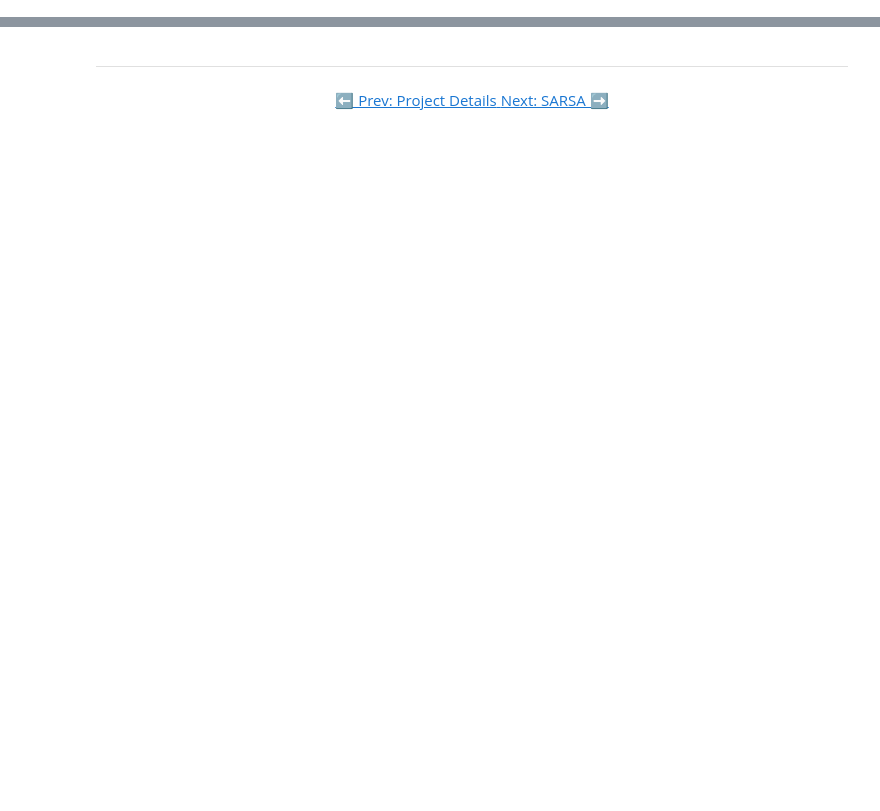
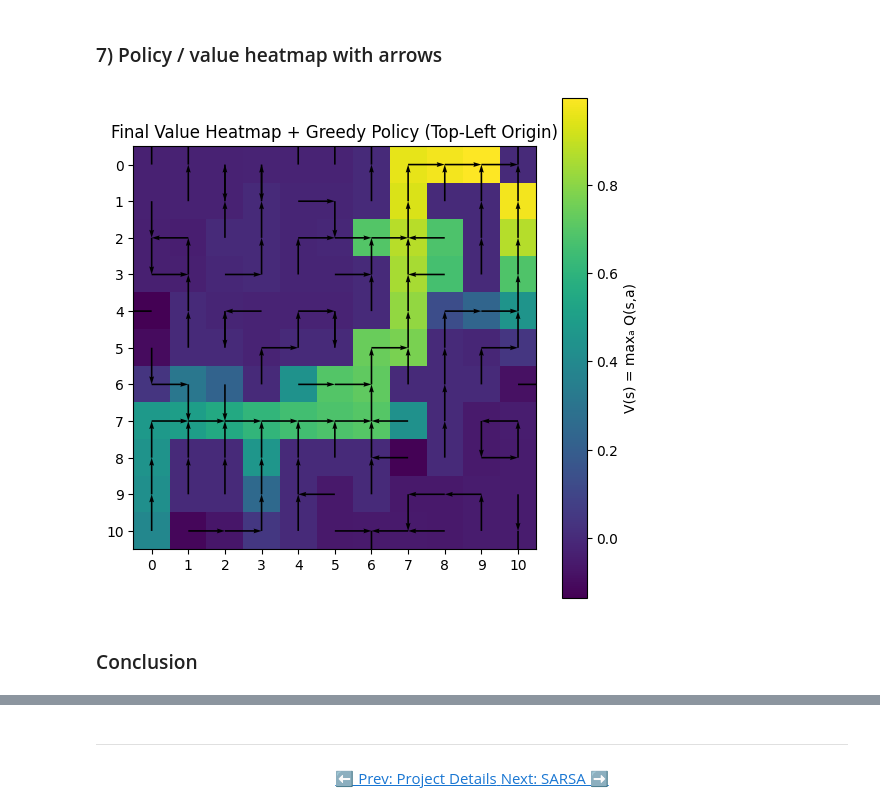
Before and after one commit to fcampoverdeg/reinforcement_learning, a Jupyter notebook: notebooks/01_q_learning.ipynb, the cells around one changed output, grey strips where cells are left out. Cells and saved outputs as stored; diff of their text form; code cells hidden in the pictures; blank space fills up the shorter version.

```diff
--- a/notebooks/01_q_learning.ipynb
+++ b/notebooks/01_q_learning.ipynb
@@ -17,0 +323,44 @@ from rl_capstone.rl_algorithms import q_learning, sarsa, dyna_q, TrainConfig
+# %% [markdown]
+### 7) Policy / value heatmap with arrows
+# %%
+def value_grid(env, Q):
+    V = np.max(Q, axis=1)
+    G = np.zeros((env.rows, env.cols))
+    for s in range(env.num_states):
+        r, c = idx_to_rc(env, s)
+        G[r, c] = V[s]
+    return G
+
+def plot_value_and_policy(env, Q, title="Value & Policy"):
+    H, W = env.rows, env.cols
+    Vg = value_grid(env, Q)
+
+    plt.figure(figsize=(6.5,6.5))
+    # origin='upper' + invert_yaxis() → matches (0,0) at top-left like your render()
+    plt.imshow(Vg, origin='upper')
+    plt.colorbar(label="V(s) = maxₐ Q(s,a)")
+    plt.title(title)
+    plt.xticks(range(W))
+    plt.yticks(range(H))
+
+    # arrows (0:Up, 1:Right, 2:Down, 3:Left)
+    action_to_vec = {0:(-1,0), 1:(0,1), 2:(1,0), 3:(0,-1)}
+    X, Y, U, V = [], [], [], []
+    for s in range(env.num_states):
+        a = int(np.argmax(Q[s]))
+        dr, dc = action_to_vec[a]
+        r, c = idx_to_rc(env, s)
+        X.append(c)
+        Y.append(r)
+        U.append(dc)
+        V.append(dr)   # flipped sign because of inverted axis
+
+    plt.quiver(X, Y, U, V, scale=1, angles='xy', scale_units='xy', width=0.004)
+    plt.grid(False)
+    plt.show()
+
+plot_value_and_policy(env, Q, title="Final Value Heatmap + Greedy Policy (Top-Left Origin)")
+# %% [output]
+[figure, added]
+# %% [markdown]
+### Conclusion
```
Also changed, not shown: parts of 19 cells of this notebook, 5 other files.
